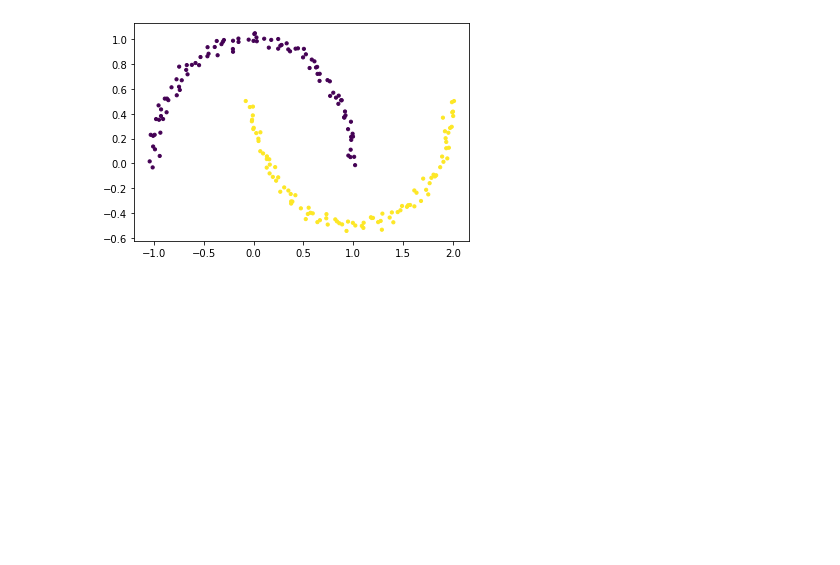
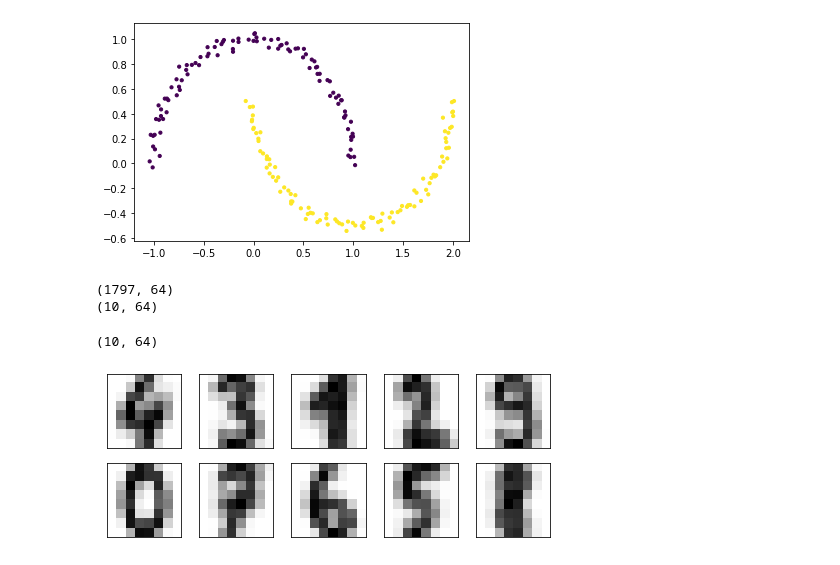
Before and after one commit to DerinOgrenme2021/GizemUnal, a Jupyter notebook: Clustering.ipynb, the cells around one changed output. Cells and saved outputs as stored; diff of their text form; code cells hidden in the pictures; blank space fills up the shorter version.

```diff
--- a/Clustering.ipynb
+++ b/Clustering.ipynb
@@ -63,3 +63,27 @@ plt.scatter(X[:,0],X[:,1], c=labels, s=10)
 # %% [output]
 <matplotlib.collections.PathCollection at 0x...>
 [figure]
+# %%
+from sklearn.datasets import load_digits
+from sklearn.cluster import KMeans
+digits= load_digits()
+print(digits.data.shape)
+
+kmeans= KMeans(n_clusters=10, random_state=0)
+clusters=kmeans.fit_predict(digits.data)
+centers=kmeans.cluster_centers_
+print(centers.data.shape)
+# %% [output]
+(1797, 64)
+(10, 64)
+(10, 64)
+# %%
+fig,ax=plt.subplots(2,5,figsize=(8,3))
+
+centers=kmeans.cluster_centers_.reshape(10,8,8)
+
+for axi, c in zip(ax.flat, centers):
+  axi.set(xticks=[], yticks=[])
+  axi.imshow(c,interpolation='nearest', cmap=plt.cm.binary)
+# %% [output]
+[figure, added]
```
